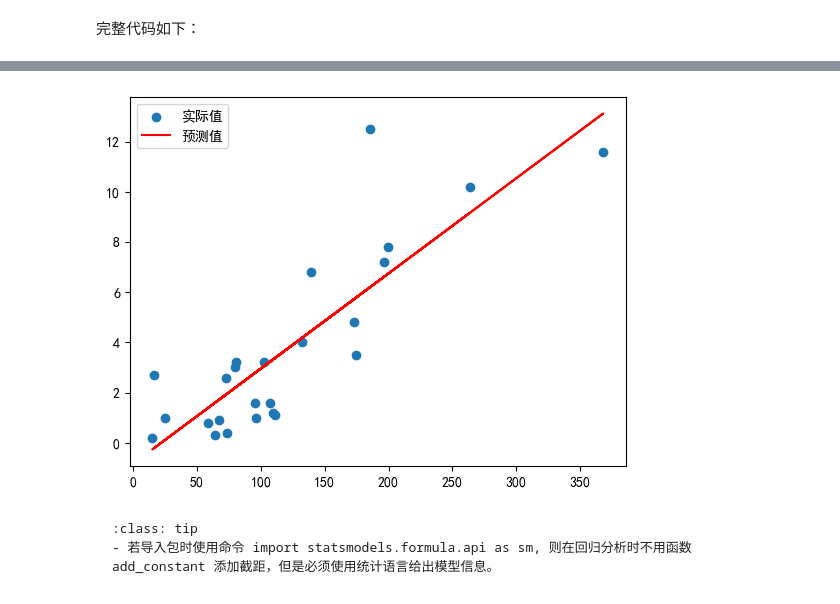
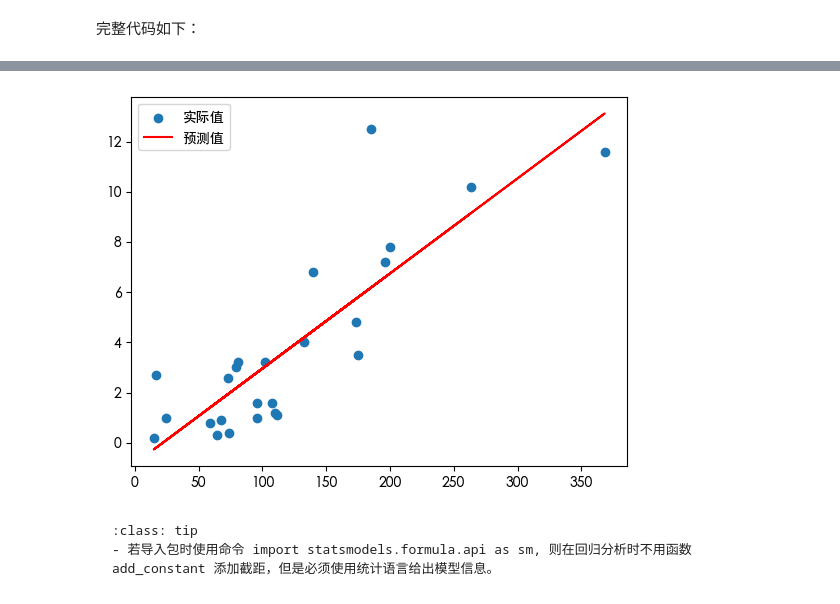
Before and after one commit to RobinChen121/book-Python-Data-Science-en, a Jupyter notebook: data-science/_build/jupyter_execute/line-regression.ipynb, the cells around one changed output, grey strips where cells are left out. Saved outputs shown, nothing was run; the diff lists cells and outputs as text; code cells hidden in the pictures.

```diff
--- a/data-science/_build/jupyter_execute/line-regression.ipynb
+++ b/data-science/_build/jupyter_execute/line-regression.ipynb
@@ -95,7 +98,7 @@ import pandas as pd
 import statsmodels.api as sm
 import matplotlib.pyplot as plt
 
-datas = pd.read_excel(r'datas\linear_regression.xlsx') # 读取 excel 数据，引号里面是 excel 文件的位置
+datas = pd.read_excel(r'datas/linear_regression.xlsx') # 读取 excel 数据，引号里面是 excel 文件的位置
 y = datas.iloc[:, 0] # 因变量为第 1列数据
 x = datas.iloc[:, 1] # 自变量为第 2 列数据
 x = sm.add_constant(x) # 若模型中有截距，必须有这一步
@@ -105,7 +108,7 @@ print(results.summary()) # 输出回归结果
 
 # 画图
 # 这行代码使得 pyplot 画出的图形中可以显示中文
-plt.rcParams['font.sans-serif'] = ['SimHei'] # mac 系统下字体: 黑体 'Heiti SC'， 宋体：'Songti SC'
+plt.rcParams['font.sans-serif'] = ['Heiti TC'] # mac 系统下字体: 黑体 'Heiti TC'， windows 系统黑体 ‘SimHei’
 
 predicts = results.predict() # 模型的预测值
 x = datas.iloc[:, 1] # 自变量为第 3 列数据
@@ -124,12 +127,12 @@ Time:                        12:49:35   Log-Likelihood:                -51.508
 No. Observations:                  25   AIC:                             107.0
 Df Residuals:                      23   BIC:                             109.5
 Df Model:                           1
 Covariance Type:            nonrobust
 ==============================================================================
 ... (9 lines left out)
 ==============================================================================
 
 Notes:
 [1] Standard Errors assume that the covariance matrix of the errors is correctly specified.
-[figure, old version]
+[figure, new version]
 # %% [markdown]
```
Also changed, not shown: parts of 8 cells of this notebook, 26 other files.
